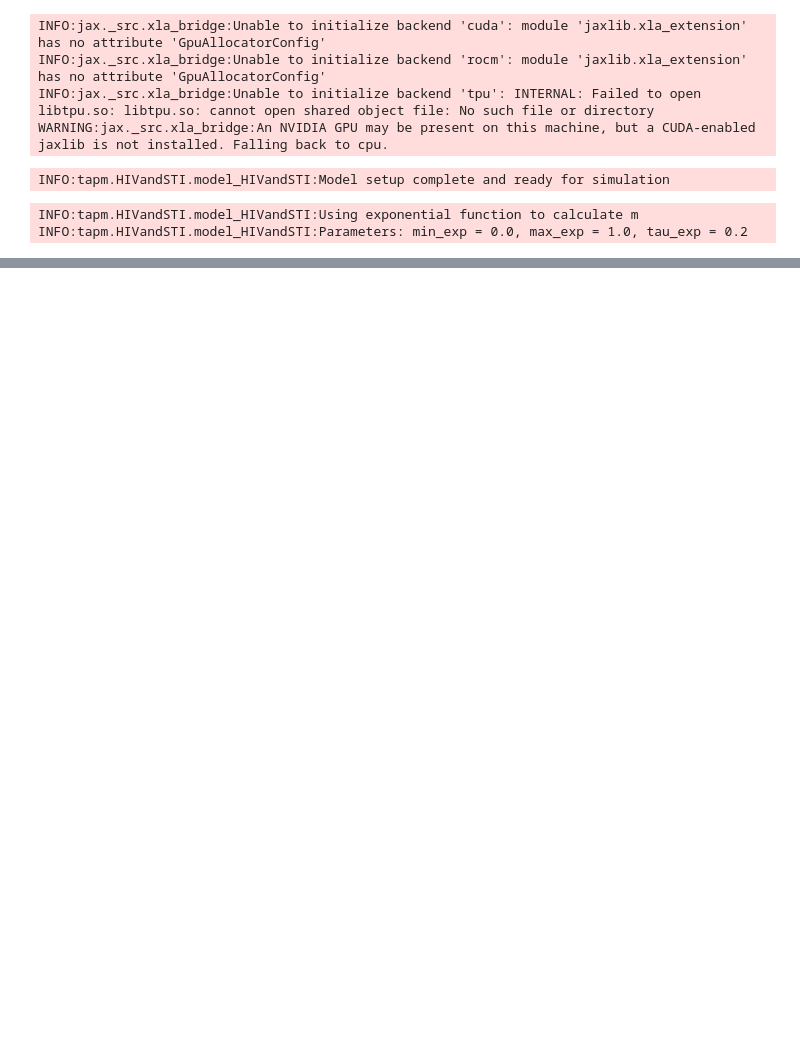
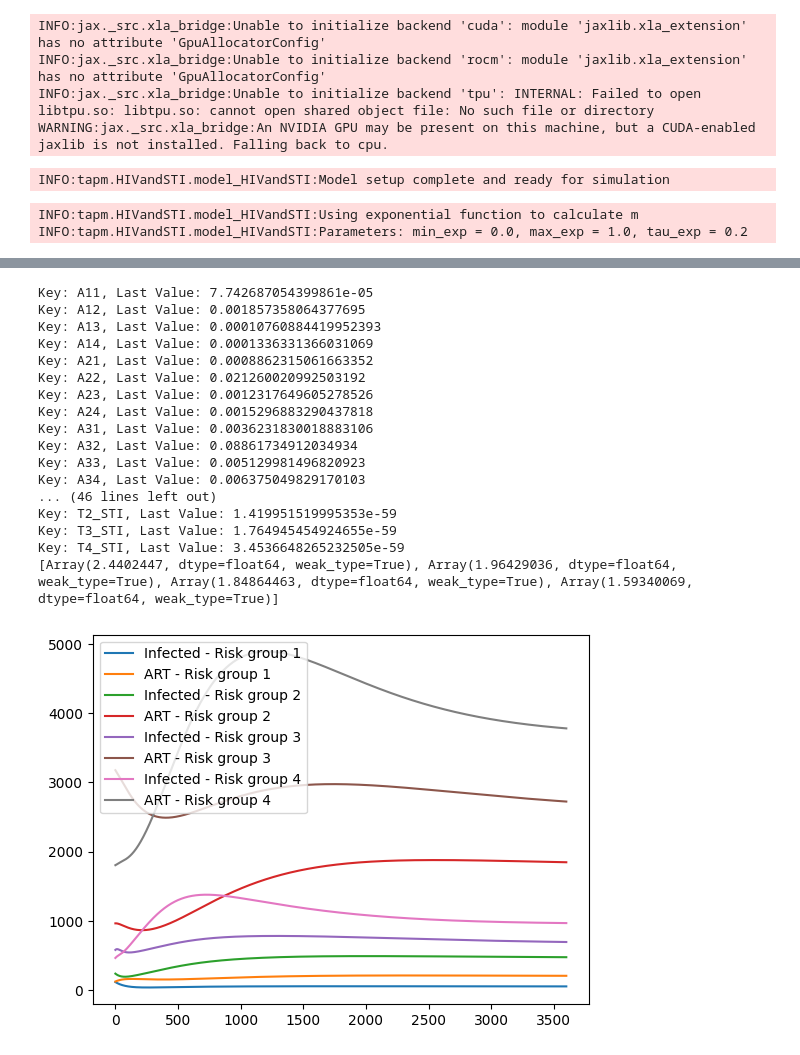
Before and after one commit to Priesemann-Group/testing-paradox-HIV-STI, a Jupyter notebook: notebooks/bigHIVmodel.ipynb, the cells around one changed output, grey strips where cells are left out. Cells and saved outputs as stored; diff of their text form; code cells hidden in the pictures; blank space fills up the shorter version.

```diff
--- a/notebooks/bigHIVmodel.ipynb
+++ b/notebooks/bigHIVmodel.ipynb
@@ -105,0 +40,45 @@ A44 [745.5        752.128734   758.59819804 764.90564892 771.04883935
+# %%
+
+plt.plot(output["I11"]+output["IP11"]+output["I12"]+output["I13"]+output["I14"], label="Infected - Risk group 1")
+plt.plot(output["A11"]+output["A12"]+output["A13"]+output["A14"], label="ART - Risk group 1")
+plt.plot(output["I21"]+output["IP21"]+output["I22"]+output["I23"]+output["I24"], label="Infected - Risk group 2")
+plt.plot(output["A21"]+output["A22"]+output["A23"]+output["A24"], label="ART - Risk group 2")
+plt.plot(output["I31"]+output["IP31"]+output["I32"]+output["I33"]+output["I34"], label="Infected - Risk group 3")
+plt.plot(output["A31"]+output["A32"]+output["A33"]+output["A34"], label="ART - Risk group 3")
+plt.plot(output["I41"]+output["IP41"]+output["I42"]+output["I43"]+output["I44"], label="Infected - Risk group 4")
+plt.plot(output["A41"]+output["A42"]+output["A43"]+output["A44"], label="ART - Risk group 4")
+plt.legend()
+riskgroups = [1,1,1,1,2,2,2,2,3,3,3,3,4,4,4,4,1,1,1,1,1,2,2,2,2,3,3,3,3,4,4,4,4,1,2,3,4,1,2,3,4,1,2,3,4,1,1,2,2,3,3,4,4,1,2,3,4,1,2,3,4]
+N0 = 210000 # initial population size
+N01 = 0.451*N0 # initial population size of risk group 1
+N02 = 0.353*N0 # initial population size of risk group 2
+N03 = 0.125*N0 # initial population size of risk group 3
+N04 = 0.071*N0 # initial population size of risk group 4
+N0s = [N01,N02,N03,N04]
+i = 0
+sums = [0,0,0,0]
+for key, value in output.items():
+    val = value[-1]/N0s[riskgroups[i]-1]
+    print(f"Key: {key}, Last Value: {val}")
+    sums[riskgroups[i]-1] += val
+    i += 1
+print(sums)
+# %% [output]
+Key: A11, Last Value: 7.742687054399861e-05
+Key: A12, Last Value: 0.001857358064377695
+Key: A13, Last Value: 0.00010760884419952393
+Key: A14, Last Value: 0.0001336331366031069
+Key: A21, Last Value: 0.0008862315061663352
+Key: A22, Last Value: 0.021260020992503192
+Key: A23, Last Value: 0.0012317649605278526
+Key: A24, Last Value: 0.0015296883290437818
+Key: A31, Last Value: 0.0036231830018883106
+Key: A32, Last Value: 0.08861734912034934
+Key: A33, Last Value: 0.005129981496820923
+Key: A34, Last Value: 0.006375049829170103
+... (46 lines left out)
+Key: T2_STI, Last Value: 1.419951519995353e-59
+Key: T3_STI, Last Value: 1.764945454924655e-59
+Key: T4_STI, Last Value: 3.4536648265232505e-59
+[Array(2.4402447, dtype=float64, weak_type=True), Array(1.96429036, dtype=float64, weak_type=True), Array(1.84864463, dtype=float64, weak_type=True), Array(1.59340069, dtype=float64, weak_type=True)]
+[figure, added]
```
Also changed, not shown: parts of 2 cells of this notebook, 1 other file.
